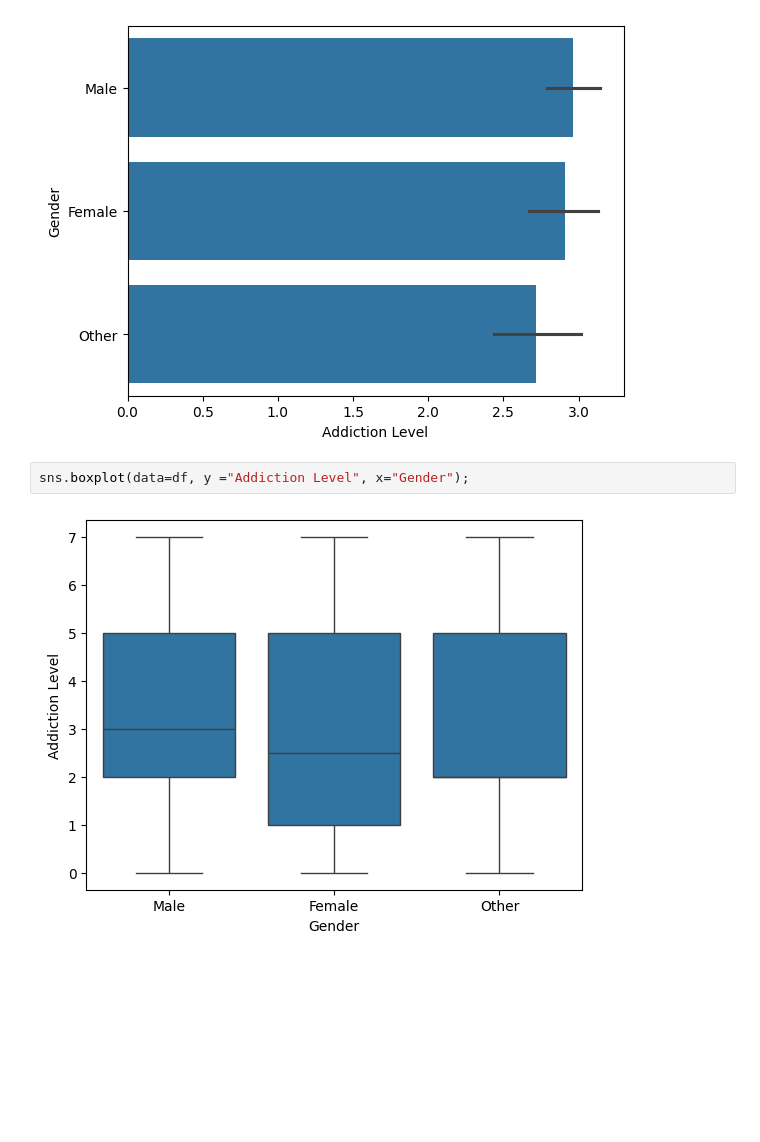
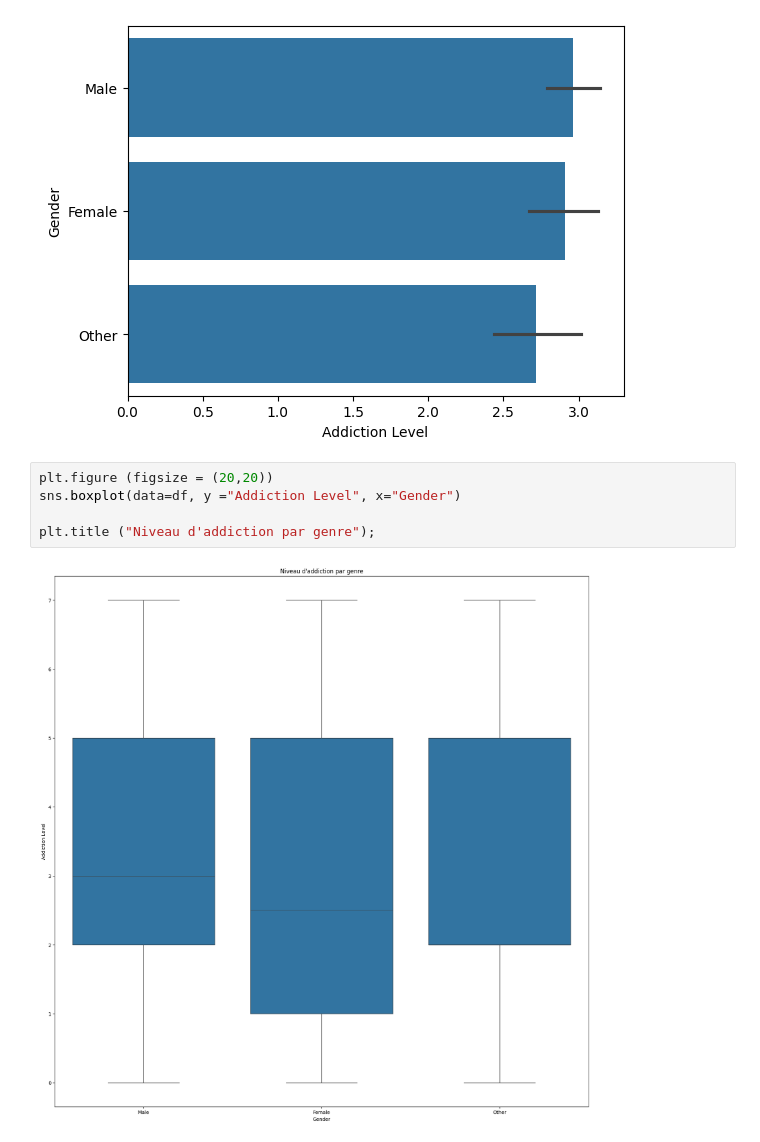
Before and after one commit to khelifaYacine/Menace-des-r-seaux-sociaux-, a Jupyter notebook: EDA_Temps_perdu_reseaux_sociaux.ipynb, the cells around one changed output. Cells and saved outputs as stored; diff of their text form; blank space fills up the shorter version.

Commit message:
Niveau pae genre

```diff
--- a/EDA_Temps_perdu_reseaux_sociaux.ipynb
+++ b/EDA_Temps_perdu_reseaux_sociaux.ipynb
@@ -123,6 +123,9 @@ sns.barplot(data = df, x= "Addiction Level", y= "Gender");
 # %% [output]
 [figure]
 # %%
-sns.boxplot(data=df, y ="Addiction Level", x="Gender");
+plt.figure (figsize = (20,20))
+sns.boxplot(data=df, y ="Addiction Level", x="Gender")
+
+plt.title ("Niveau d'addiction par genre");
 # %% [output]
-[figure, old version]
+[figure, new version]
```
